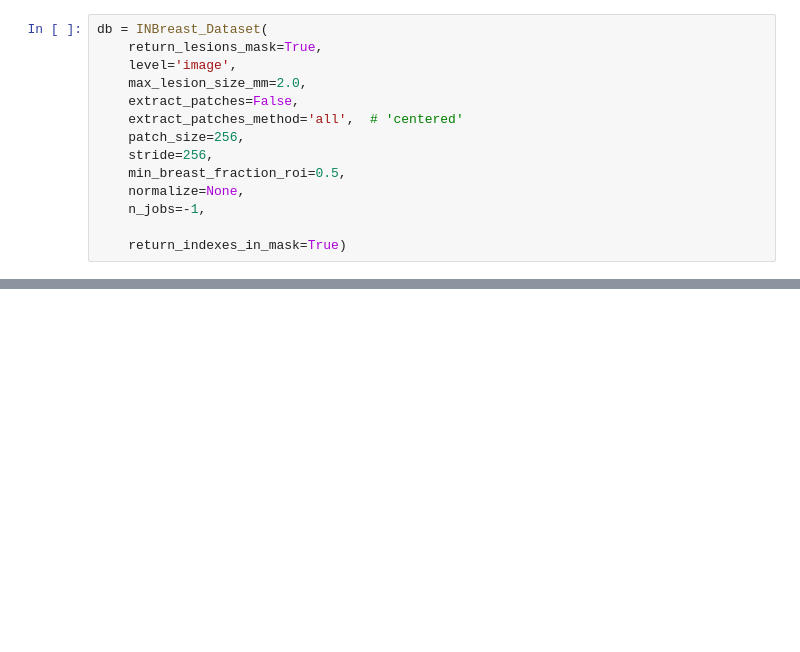
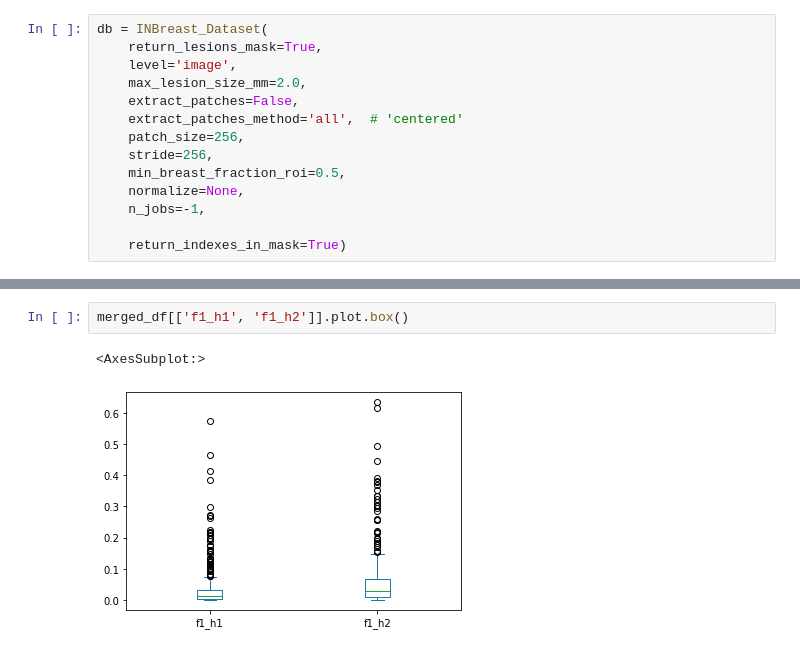
Before and after one commit to joaco18/calc-det, a Jupyter notebook: notebooks/Hough_mC_Detection_TEST.ipynb, the cells around one changed output, grey strips where cells are left out. Drawn from its saved outputs; the diff is of its cells as text; blank space fills up the shorter version.

```diff
--- a/notebooks/Hough_mC_Detection_TEST.ipynb
+++ b/notebooks/Hough_mC_Detection_TEST.ipynb
@@ -98,3 +81,8 @@ merged_df = h1_res_df.join(h2_res_df, lsuffix='_h1', rsuffix='_h2')
+# %%
+merged_df[['f1_h1', 'f1_h2']].plot.box()
+# %% [output]
+<AxesSubplot:>
+[figure, added]
 # %%
 merged_df[['f1_h1', 'f1_h2']].plot.box()
 # %% [output]
```
Also changed, not shown: parts of 17 cells of this notebook, 4 other files.
